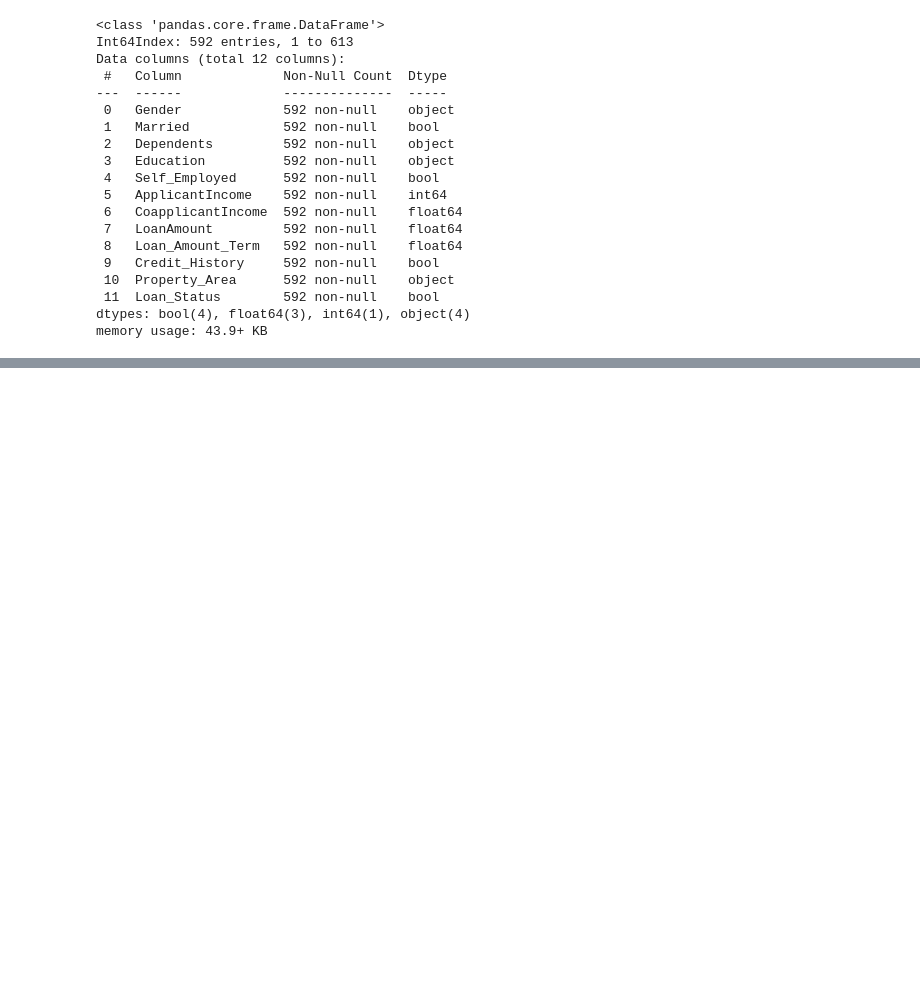
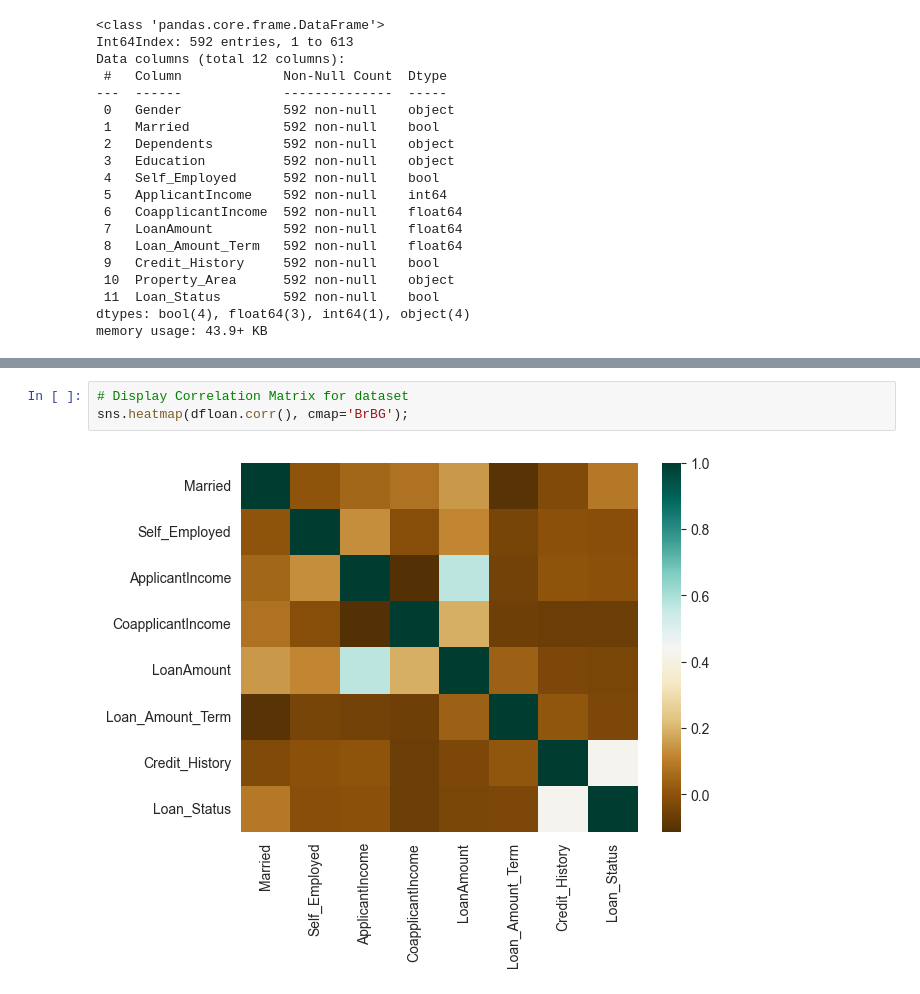
Before and after one commit to AirPro/freidrd-final-project-alternate, a Jupyter notebook: Loan_Data.ipynb, the cells around one changed output, grey strips where cells are left out. Cells and saved outputs as stored; diff of their text form; blank space fills up the shorter version.

```diff
--- a/Loan_Data.ipynb
+++ b/Loan_Data.ipynb
@@ -458,0 +470,5 @@ memory usage: 43.9+ KB
+# %%
+# Display Correlation Matrix for dataset
+sns.heatmap(dfloan.corr(), cmap='BrBG');
+# %% [output]
+[figure, added]
```
Also changed, not shown: parts of 8 cells of this notebook.
